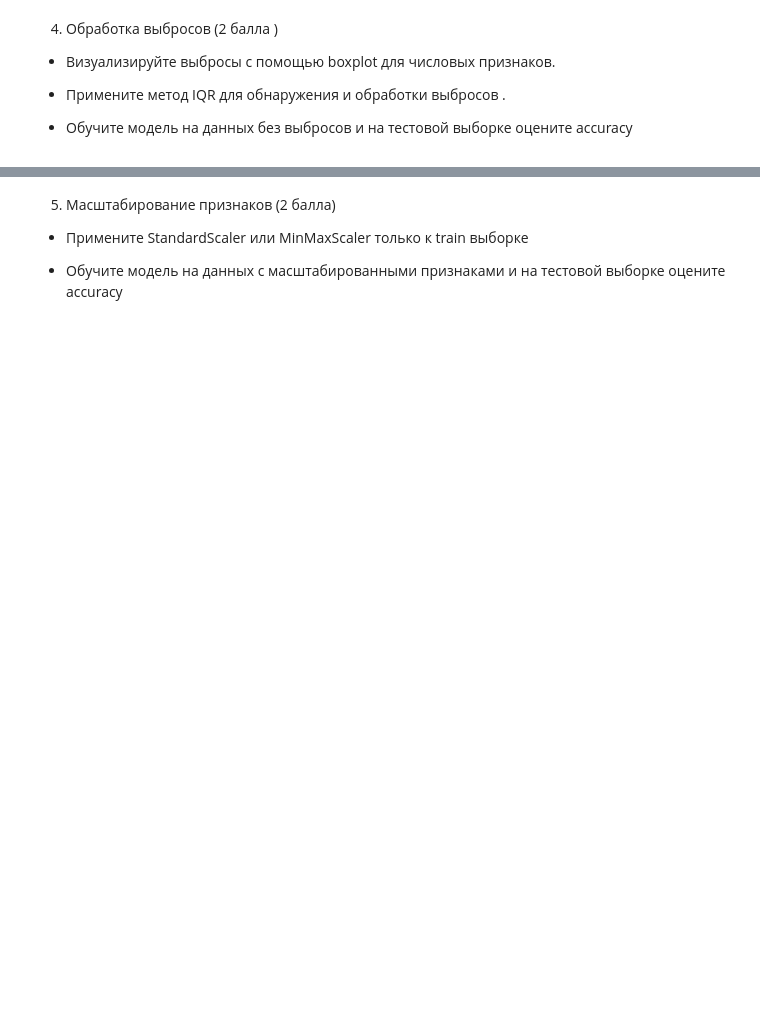
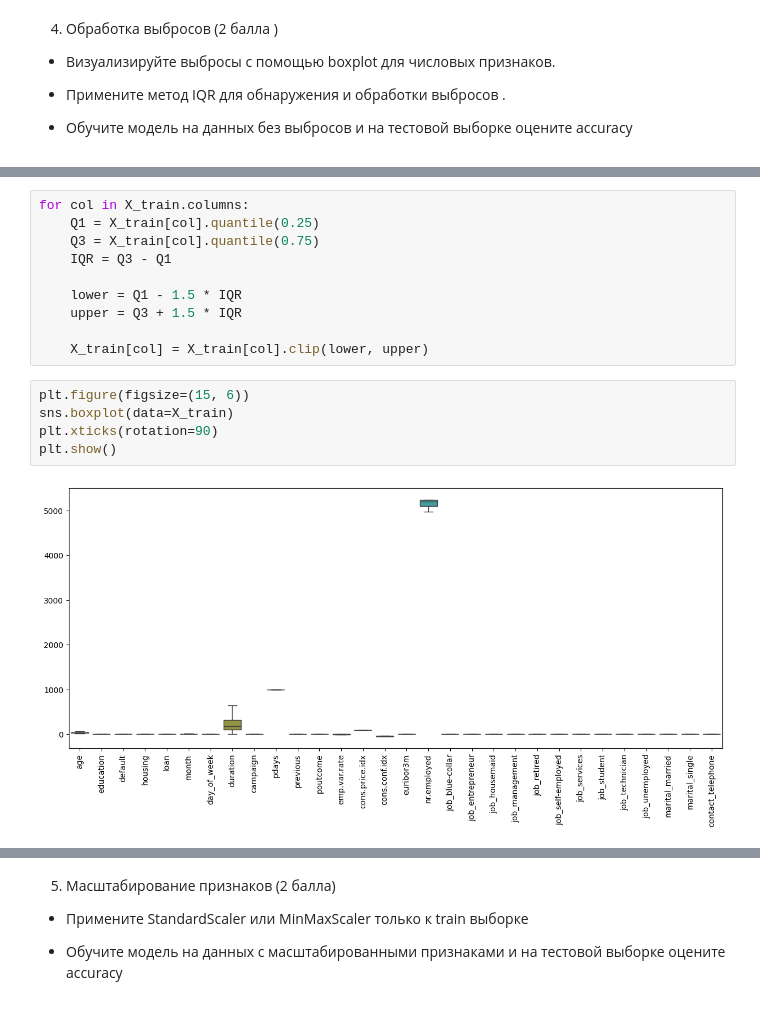
Before and after one commit to Lizavetka99/t-akademy, a Jupyter notebook: ml hw5/ДЗ_Предобработка_данных_.ipynb, the cells around one changed output, grey strips where cells are left out. Cells and saved outputs as stored; diff of their text form; blank space fills up the shorter version.

```diff
--- a/ml hw5/ДЗ_Предобработка_данных_.ipynb
+++ b/ml hw5/ДЗ_Предобработка_данных_.ipynb
@@ -52,0 +267,17 @@ Using Colab cache for faster access to the 'bank-marketing' dataset.
+# %%
+for col in X_train.columns:
+    Q1 = X_train[col].quantile(0.25)
+    Q3 = X_train[col].quantile(0.75)
+    IQR = Q3 - Q1
+
+    lower = Q1 - 1.5 * IQR
+    upper = Q3 + 1.5 * IQR
+
+    X_train[col] = X_train[col].clip(lower, upper)
+# %%
+plt.figure(figsize=(15, 6))
+sns.boxplot(data=X_train)
+plt.xticks(rotation=90)
+plt.show()
+# %% [output]
+[figure, added]
```
Also changed, not shown: parts of 24 cells of this notebook.
